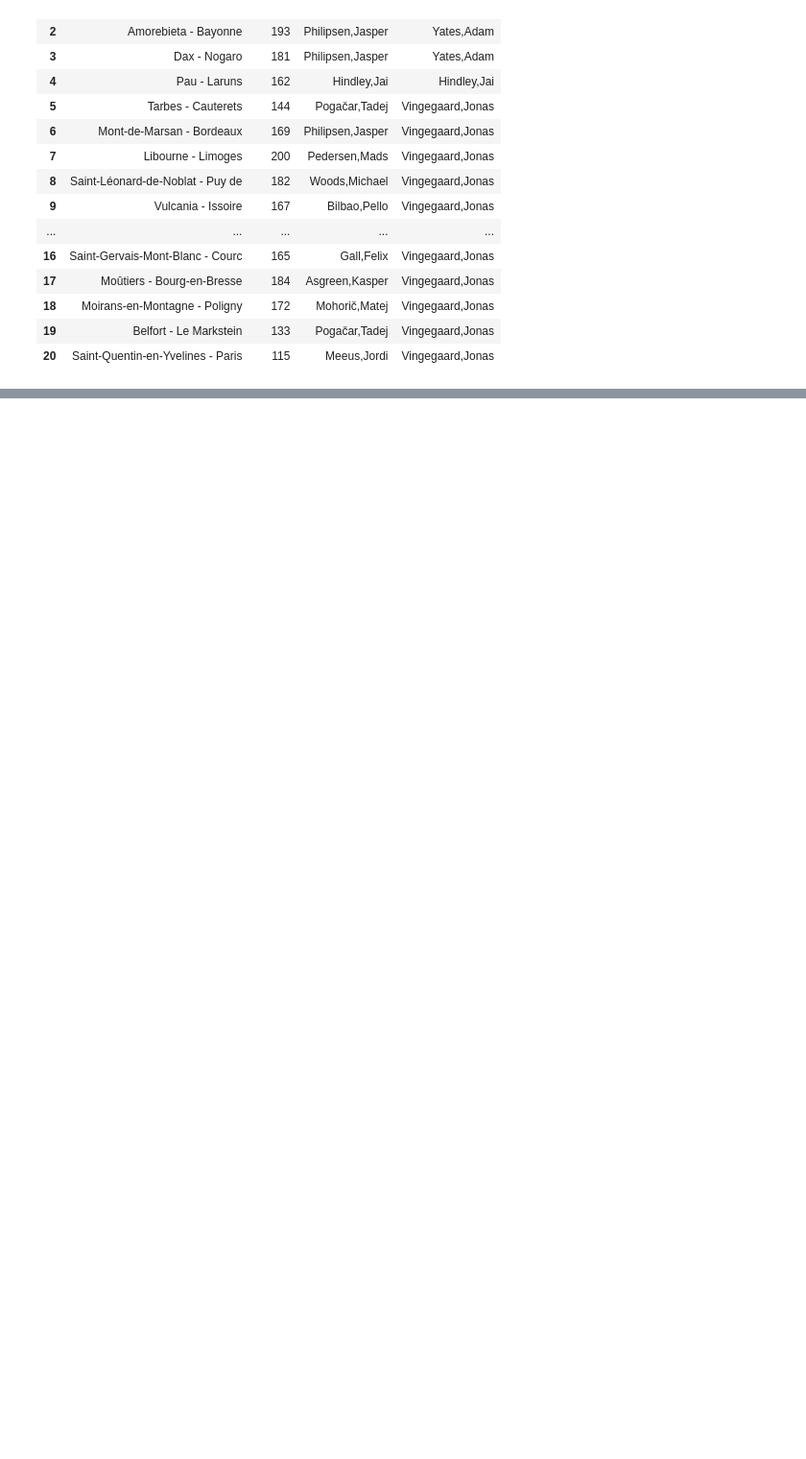
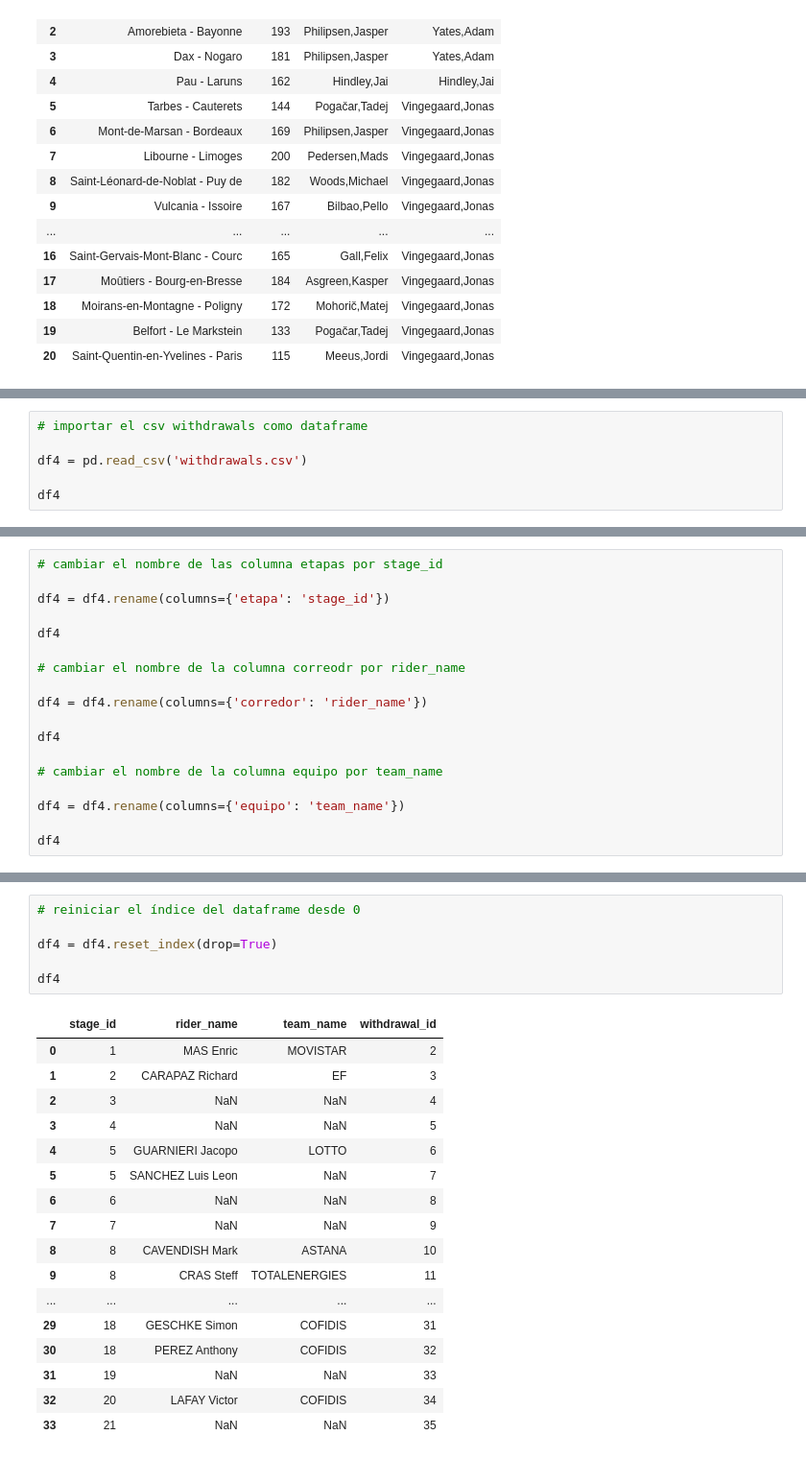
Before and after one commit to luisgh87/w4-project_ETL, a Jupyter notebook: Scrapping.ipynb, the cells around one changed output, grey strips where cells are left out. Shown at 96% size. Drawn from its saved outputs; the diff is of its cells as text; blank space fills up the shorter version.

```diff
--- a/Scrapping.ipynb
+++ b/Scrapping.ipynb
@@ -316,0 +313,6 @@ except StaleElementReferenceException:
+# %%
+# importar el csv withdrawals como dataframe
+
+df4 = pd.read_csv('withdrawals.csv')
+
+df4
@@ -316,0 +337,18 @@ except StaleElementReferenceException:
+# %%
+# cambiar el nombre de las columna etapas por stage_id
+
+df4 = df4.rename(columns={'etapa': 'stage_id'})
+
+df4
+
+# cambiar el nombre de la columna correodr por rider_name
+
+df4 = df4.rename(columns={'corredor': 'rider_name'})
+
+df4
+
+# cambiar el nombre de la columna equipo por team_name
+
+df4 = df4.rename(columns={'equipo': 'team_name'})
+
+df4
@@ -316,0 +373,24 @@ except StaleElementReferenceException:
+# %%
+# reiniciar el índice del dataframe desde 0
+
+df4 = df4.reset_index(drop=True)
+
+df4
+# %% [output]
+|  | stage_id | rider_name | team_name | withdrawal_id |
+| 0 | 1 | MAS Enric | MOVISTAR | 2 |
+| 1 | 2 | CARAPAZ Richard | EF | 3 |
+| 2 | 3 | NaN | NaN | 4 |
+| 3 | 4 | NaN | NaN | 5 |
+| 4 | 5 | GUARNIERI Jacopo | LOTTO | 6 |
+| 5 | 5 | SANCHEZ Luis Leon | NaN | 7 |
+| 6 | 6 | NaN | NaN | 8 |
+| 7 | 7 | NaN | NaN | 9 |
+| 8 | 8 | CAVENDISH Mark | ASTANA | 10 |
+| 9 | 8 | CRAS Steff | TOTALENERGIES | 11 |
+| ... | ... | ... | ... | ... |
+| 29 | 18 | GESCHKE Simon | COFIDIS | 31 |
+| 30 | 18 | PEREZ Anthony | COFIDIS | 32 |
+| 31 | 19 | NaN | NaN | 33 |
+| 32 | 20 | LAFAY Victor | COFIDIS | 34 |
+| 33 | 21 | NaN | NaN | 35 |
```
Also changed, not shown: parts of 26 cells of this notebook, 1 other file.
